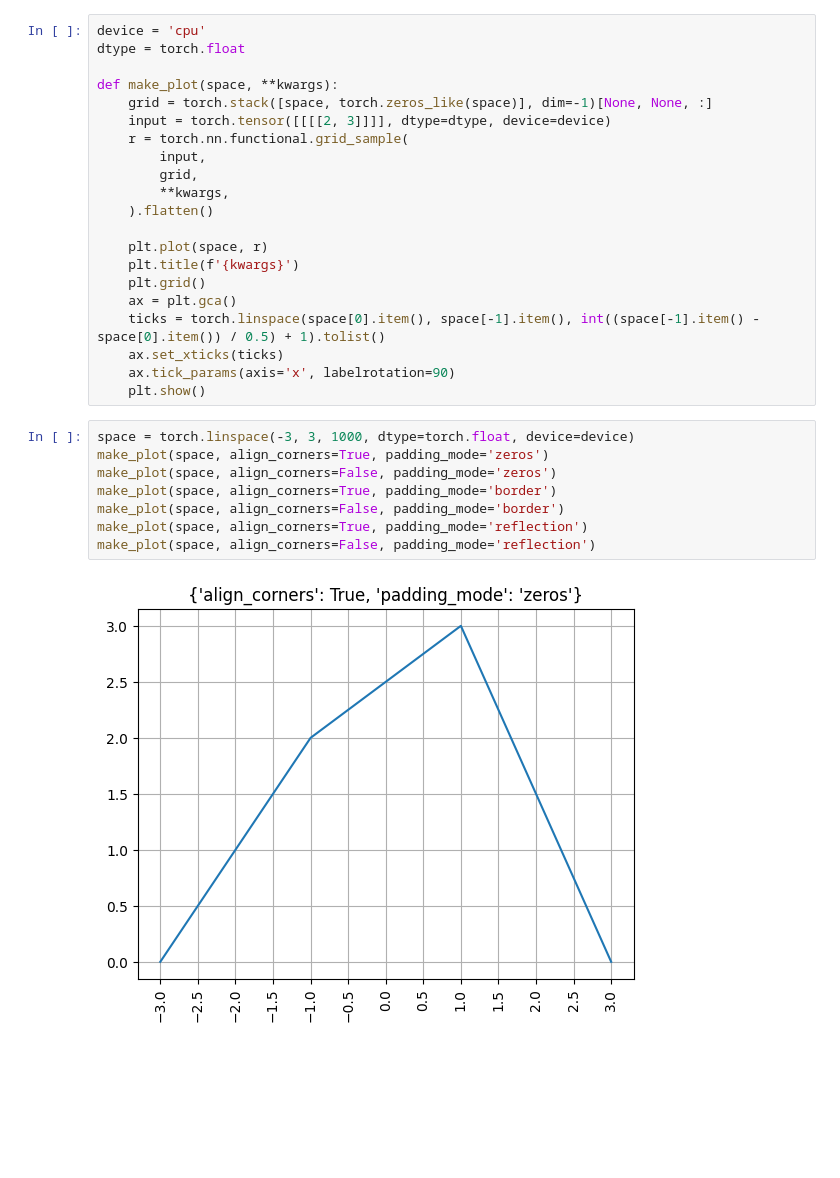
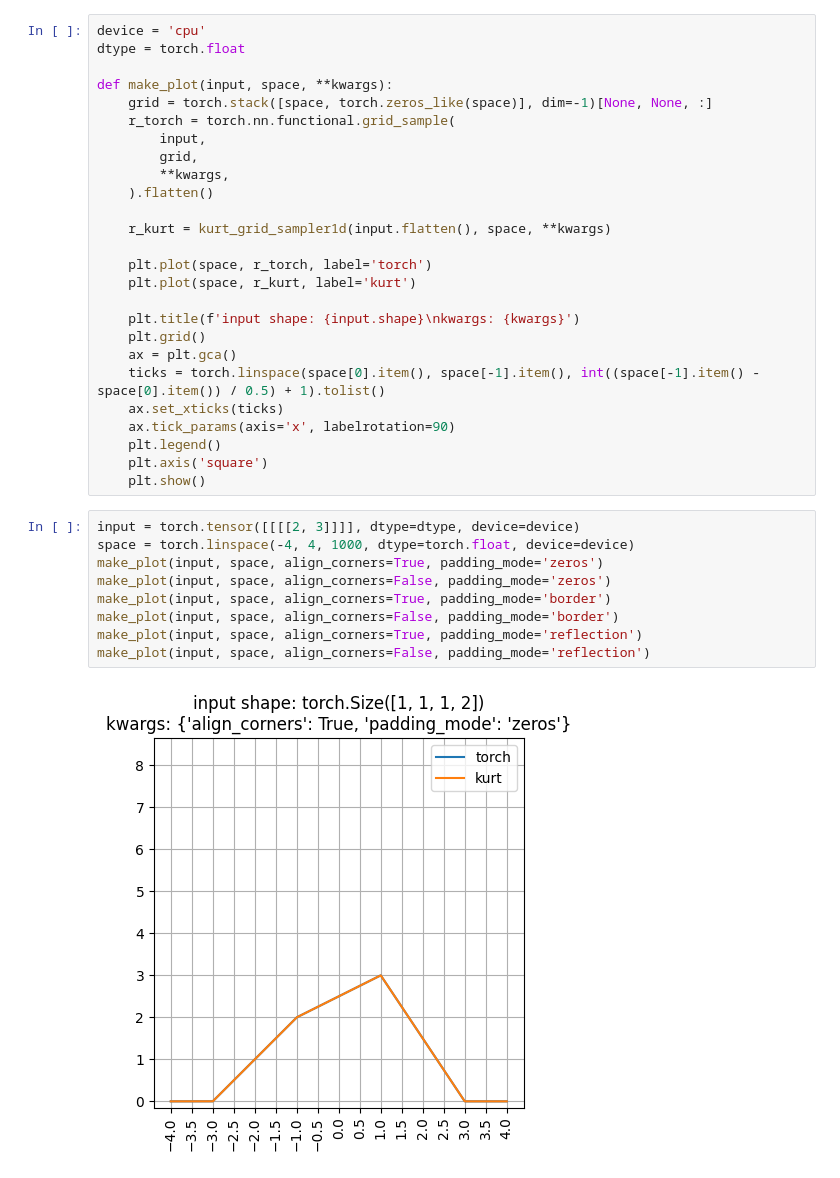
Before and after one commit to kurtamohler/pytorch-perf-test-scripts, a Jupyter notebook: grid_sample/grid_sample.ipynb, the cells around one changed output. Drawn from its saved outputs; the diff is of its cells as text; blank space fills up the shorter version.

Commit message:
Add 1D impl of `grid_sampler` with correct padding and alignment

```diff
--- a/grid_sample/grid_sample.ipynb
+++ b/grid_sample/grid_sample.ipynb
@@ -5,30 +91,36 @@ import matplotlib.pyplot as plt
 device = 'cpu'
 dtype = torch.float
 
-def make_plot(space, **kwargs):
+def make_plot(input, space, **kwargs):
     grid = torch.stack([space, torch.zeros_like(space)], dim=-1)[None, None, :]
-    input = torch.tensor([[[[2, 3]]]], dtype=dtype, device=device)
-    r = torch.nn.functional.grid_sample(
+    r_torch = torch.nn.functional.grid_sample(
         input,
         grid,
         **kwargs,
     ).flatten()
 
-    plt.plot(space, r)
-    plt.title(f'{kwargs}')
+    r_kurt = kurt_grid_sampler1d(input.flatten(), space, **kwargs)
+
+    plt.plot(space, r_torch, label='torch')
+    plt.plot(space, r_kurt, label='kurt')
+
+    plt.title(f'input shape: {input.shape}\nkwargs: {kwargs}')
     plt.grid()
     ax = plt.gca()
     ticks = torch.linspace(space[0].item(), space[-1].item(), int((space[-1].item() - space[0].item()) / 0.5) + 1).tolist()
     ax.set_xticks(ticks)
     ax.tick_params(axis='x', labelrotation=90)
+    plt.legend()
+    plt.axis('square')
     plt.show()
 # %%
-space = torch.linspace(-3, 3, 1000, dtype=torch.float, device=device)
-make_plot(space, align_corners=True, padding_mode='zeros')
-make_plot(space, align_corners=False, padding_mode='zeros')
-make_plot(space, align_corners=True, padding_mode='border')
-make_plot(space, align_corners=False, padding_mode='border')
-make_plot(space, align_corners=True, padding_mode='reflection')
-make_plot(space, align_corners=False, padding_mode='reflection')
+input = torch.tensor([[[[2, 3]]]], dtype=dtype, device=device)
+space = torch.linspace(-4, 4, 1000, dtype=torch.float, device=device)
+make_plot(input, space, align_corners=True, padding_mode='zeros')
+make_plot(input, space, align_corners=False, padding_mode='zeros')
+make_plot(input, space, align_corners=True, padding_mode='border')
+make_plot(input, space, align_corners=False, padding_mode='border')
+make_plot(input, space, align_corners=True, padding_mode='reflection')
+make_plot(input, space, align_corners=False, padding_mode='reflection')
 # %% [output]
-[figure, old version]
+[figure, new version]
```
Also changed, not shown: parts of 6 cells of this notebook.
